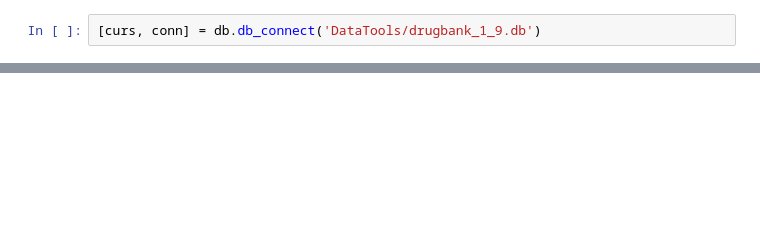
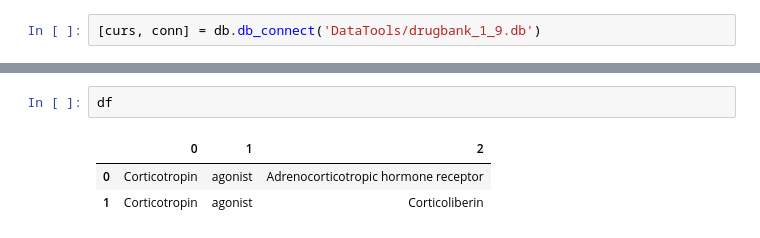
Before and after one commit to mrice45/RGH_NLP, a Jupyter notebook: DrugAugmentation.ipynb, the cells around one changed output, grey strips where cells are left out. Drawn from its saved outputs; the diff is of its cells as text; blank space fills up the shorter version.

```diff
--- a/DrugAugmentation.ipynb
+++ b/DrugAugmentation.ipynb
@@ -53,0 +29,6 @@ alias_list[26].split()
+# %%
+df
+# %% [output]
+|  | 0 | 1 | 2 |
+| 0 | Corticotropin | agonist | Adrenocorticotropic hormone receptor |
+| 1 | Corticotropin | agonist | Corticoliberin |
```
Also changed, not shown: parts of 17 cells of this notebook, 6 other files.
